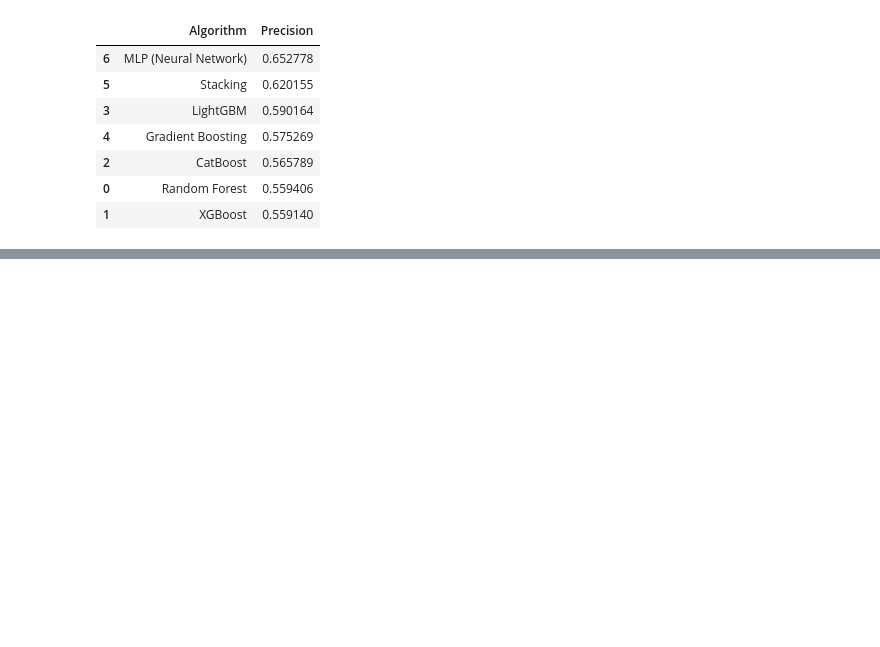
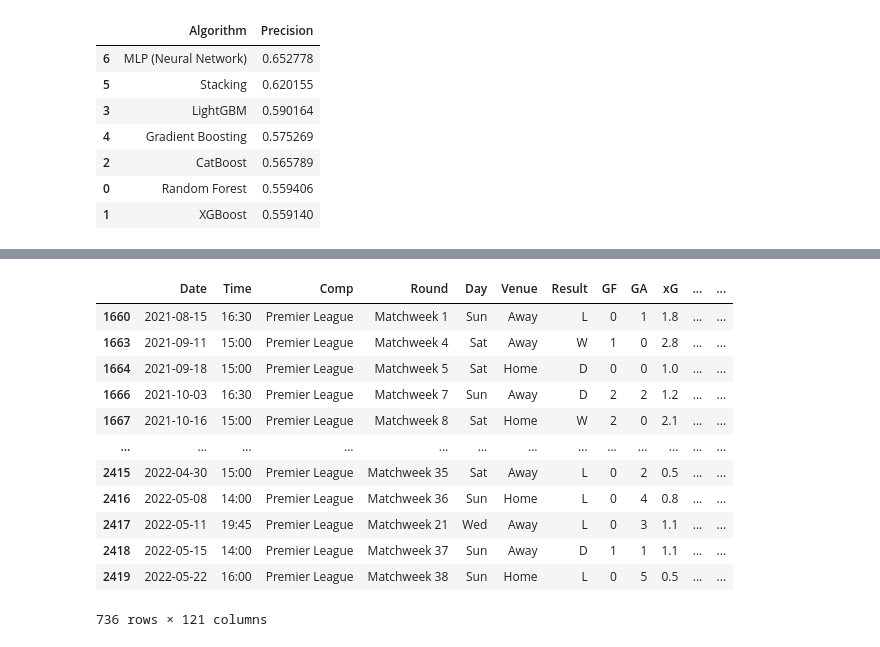
Before and after one commit to rohitlee/Football-League-Prediction, a Jupyter notebook: Code/04_Model.ipynb, the cells around one changed output, grey strips where cells are left out. Cells and saved outputs as stored; diff of their text form; code cells hidden in the pictures; blank space fills up the shorter version.

```diff
--- a/Code/04_Model.ipynb
+++ b/Code/04_Model.ipynb
@@ -567,13 +617,29 @@ df_test['Loss_Prob'] = y_proba[:, 2]  # Probability for 'Loss' (third column)
 # %%
 # ----  Now let's add the predicted probabilities to the entire df_yr dataset ----
 
 # getting the predicted probabilities for the entire cleaned dataset (df_cleaned)
 y_proba_cleaned = model.predict_proba(df_cleaned[goalkeeper_features])
 
 # adding the predicted probabilities to the cleaned dataset
 df_cleaned['Win_Prob'] = y_proba_cleaned[:, 0]
 df_cleaned['Draw_Prob'] = y_proba_cleaned[:, 1]
 df_cleaned['Loss_Prob'] = y_proba_cleaned[:, 2]
+
+df_cleaned
+# %% [output]
+|  | Date | Time | Comp | Round | Day | Venue | Result | GF | GA | xG | ... | ... |
+| 1660 | 2021-08-15 | 16:30 | Premier League | Matchweek 1 | Sun | Away | L | 0 | 1 | 1.8 | ... | ... |
+| 1663 | 2021-09-11 | 15:00 | Premier League | Matchweek 4 | Sat | Away | W | 1 | 0 | 2.8 | ... | ... |
+| 1664 | 2021-09-18 | 15:00 | Premier League | Matchweek 5 | Sat | Home | D | 0 | 0 | 1.0 | ... | ... |
+| 1666 | 2021-10-03 | 16:30 | Premier League | Matchweek 7 | Sun | Away | D | 2 | 2 | 1.2 | ... | ... |
+| 1667 | 2021-10-16 | 15:00 | Premier League | Matchweek 8 | Sat | Home | W | 2 | 0 | 2.1 | ... | ... |
+| ... | ... | ... | ... | ... | ... | ... | ... | ... | ... | ... | ... | ... |
+| 2415 | 2022-04-30 | 15:00 | Premier League | Matchweek 35 | Sat | Away | L | 0 | 2 | 0.5 | ... | ... |
+| 2416 | 2022-05-08 | 14:00 | Premier League | Matchweek 36 | Sun | Home | L | 0 | 4 | 0.8 | ... | ... |
+| 2417 | 2022-05-11 | 19:45 | Premier League | Matchweek 21 | Wed | Away | L | 0 | 3 | 1.1 | ... | ... |
+| 2418 | 2022-05-15 | 14:00 | Premier League | Matchweek 37 | Sun | Away | D | 1 | 1 | 1.1 | ... | ... |
+| 2419 | 2022-05-22 | 16:00 | Premier League | Matchweek 38 | Sun | Home | L | 0 | 5 | 0.5 | ... | ... |
+736 rows × 121 columns
 # %%
 # 1. categorizing goalkeeper performance features into bins or quantiles
 
```
Also changed, not shown: parts of 7 cells of this notebook.
